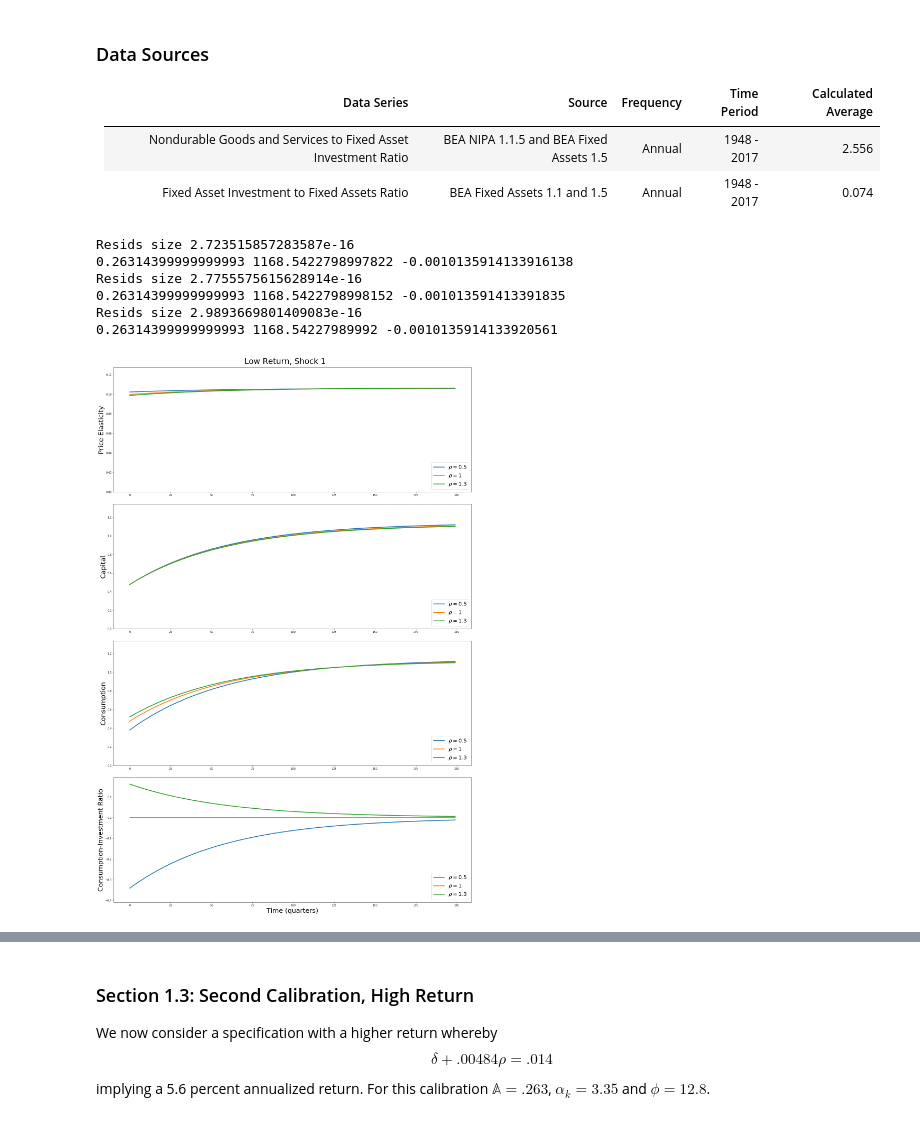
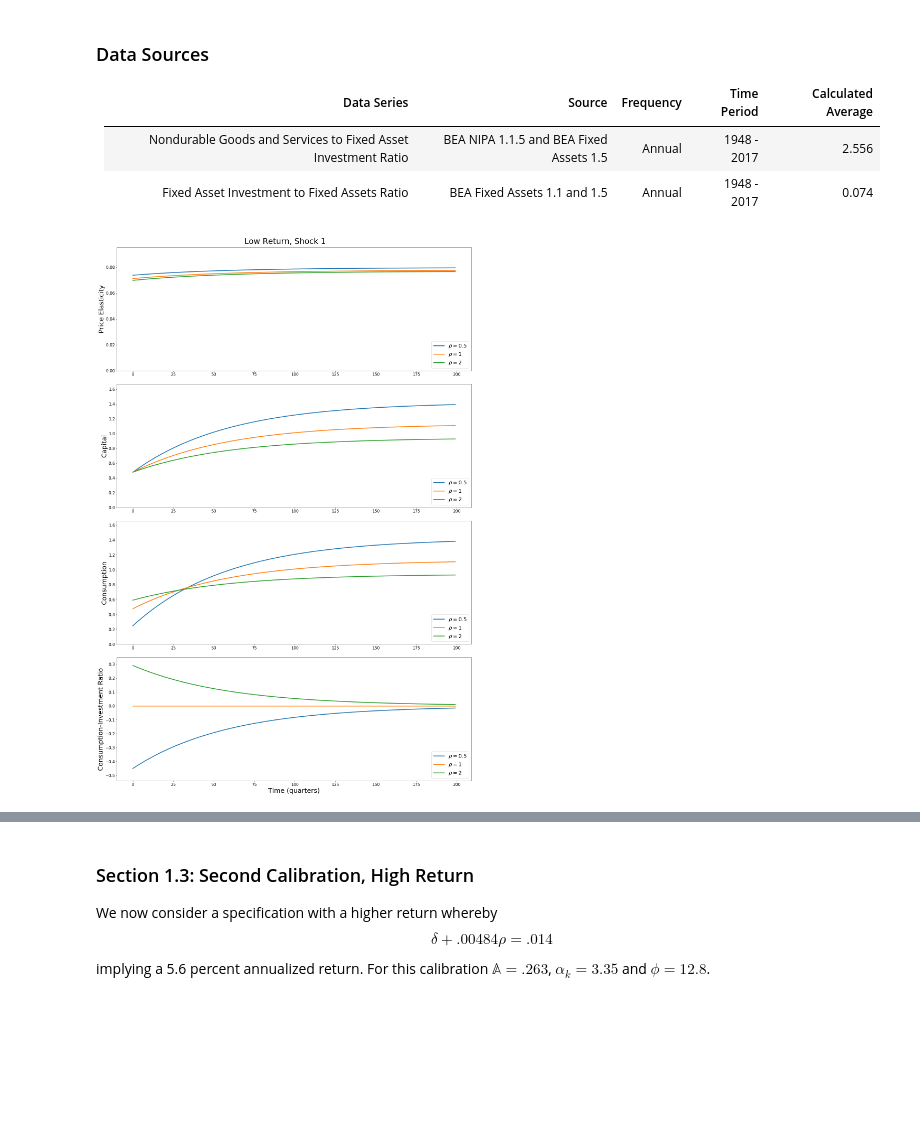
Before and after one commit to lphansen/TextbookCode, a Jupyter notebook: adjustment_cost.ipynb, the cells around one changed output, grey strips where cells are left out. Drawn from its saved outputs; the diff is of its cells as text; code cells hidden in the pictures; blank space fills up the shorter version.

```diff
--- a/adjustment_cost.ipynb
+++ b/adjustment_cost.ipynb
@@ -149,6 +149,7 @@ def plot_impulse(rhos, gamma, betaz, T, shock = 1, rf_factor = 1, empirical_meth
                                  transform = transform_shocks, shock = shock, verbose = False)[2]
 
         plt.subplot(4, 1, 1)
+        plt.tick_params(labelsize = 15)
         plt.plot(S, label=r"$\rho={}$".format(r), lw=3)
         smin = min(smin, np.min(S) * 1.2)
         smax = max(smax, np.max(S) * 1.2)
@@ -158,6 +159,7 @@ def plot_impulse(rhos, gamma, betaz, T, shock = 1, rf_factor = 1, empirical_meth
             plt.ylim([smin, smax])
 
         plt.subplot(4, 1, 2)
+        plt.tick_params(labelsize = 15)
         plt.plot(100*K, label=r"$\rho={}$".format(r), lw=3)
         kmin = min(kmin, np.min(K) * 120)
         kmax = max(kmax, np.max(K) * 120)
@@ -167,6 +169,7 @@ def plot_impulse(rhos, gamma, betaz, T, shock = 1, rf_factor = 1, empirical_meth
             plt.ylim([kmin, kmax])
 
         plt.subplot(4, 1, 3)
+        plt.tick_params(labelsize = 15)
         plt.plot(100 * C, label=r"$\rho={}$".format(r), lw=3)
         cmin = min(cmin, np.min(C) * 120)
         cmax = max(cmax, np.max(C) * 120)
@@ -176,6 +179,7 @@ def plot_impulse(rhos, gamma, betaz, T, shock = 1, rf_factor = 1, empirical_meth
             plt.ylim([cmin, cmax])
 
         plt.subplot(4, 1, 4)
+        plt.tick_params(labelsize = 15)
         plt.plot(100 * (C - I), label=r"$\rho={}$".format(r), lw=3)
         dmin = min(dmin, np.min(C - I) * 120)
         dmax = max(dmax, np.max(C - I) * 120)
@@ -191,19 +195,13 @@ def plot_impulse(rhos, gamma, betaz, T, shock = 1, rf_factor = 1, empirical_meth
     plt.show()
 # %%
 # Define some reasonable parameter sets.
-ρs = [.5, 1, 1.3]
+ρs = [.5, 1, 2]
 γ = 10
 βz = 0.017
 T = 200
 # %%
-plot_impulse(ρs, γ, βz, T, shock = 1, rf_factor = 1, empirical_method = 1,
+plot_impulse(ρs, γ, βz, T, shock = 1, rf_factor = 1, empirical_method = 0,
              transform_shocks = False, title = "Low Return, Shock 1")
 # %% [output]
-Resids size 2.723515857283587e-16
-0.26314399999999993 1168.5422798997822 -0.0010135914133916138
-Resids size 2.7755575615628914e-16
-0.26314399999999993 1168.5422798998152 -0.001013591413391835
-Resids size 2.9893669801409083e-16
-0.26314399999999993 1168.54227989992 -0.0010135914133920561
-[figure, old version]
+[figure, new version]
 # %%
```
Also changed, not shown: parts of 11 cells of this notebook, 1 other file.
